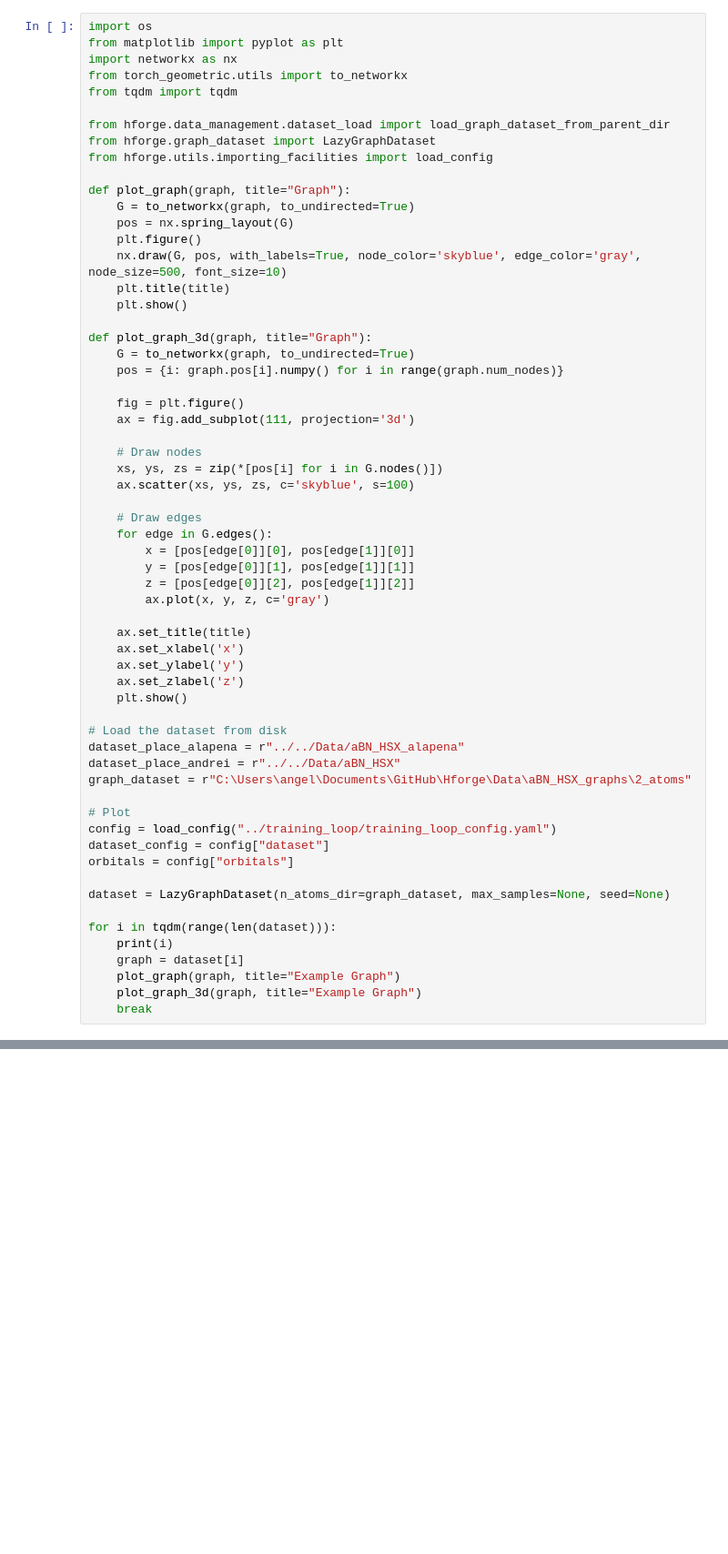
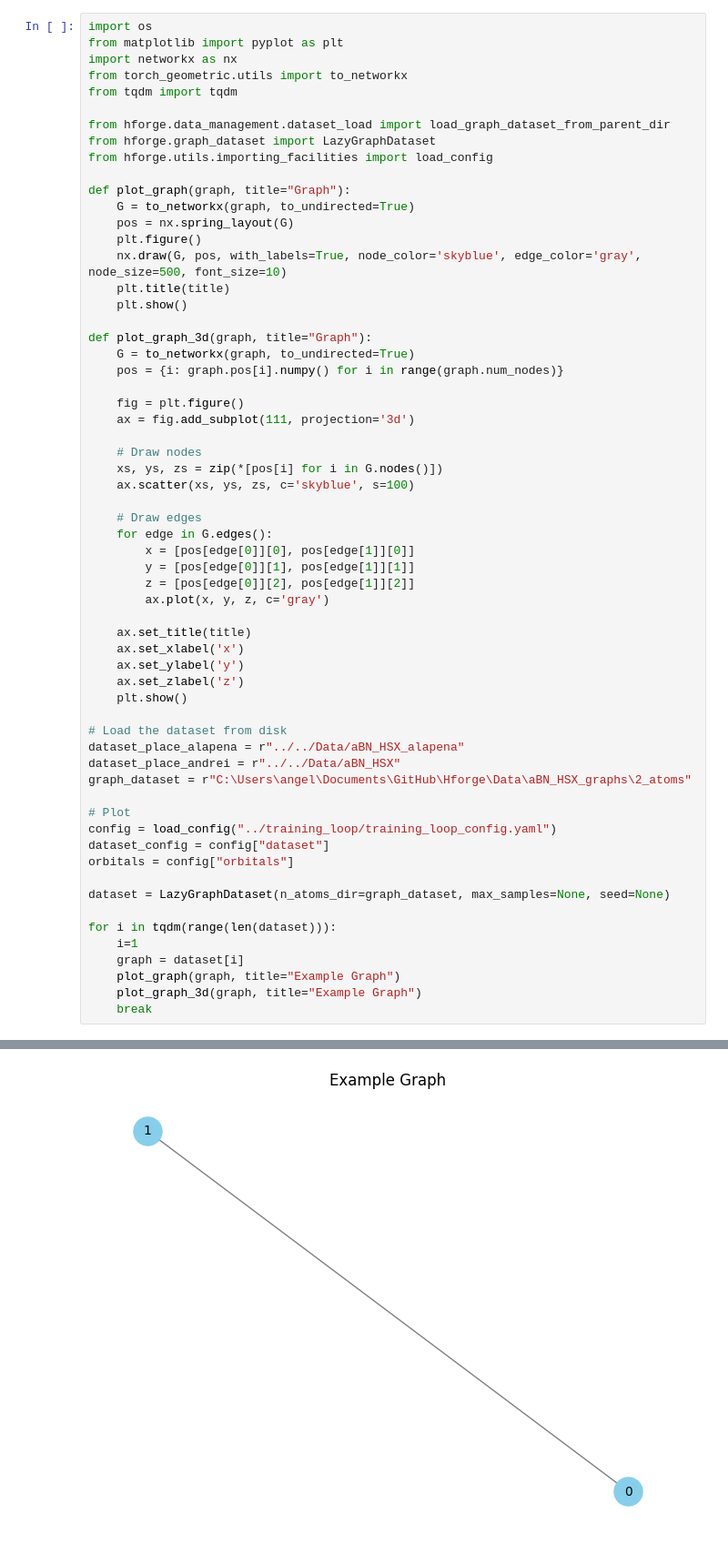
Before and after one commit to VoicuTomut/Hforge, a Jupyter notebook: examples/plots/plot_graphs.ipynb, the cells around one changed output, grey strips where cells are left out. Shown at 91% size. Saved outputs shown, nothing was run; the diff lists cells and outputs as text; blank space fills up the shorter version.

```diff
--- a/examples/plots/plot_graphs.ipynb
+++ b/examples/plots/plot_graphs.ipynb
@@ -54,7 +54,7 @@ orbitals = config["orbitals"]
 dataset = LazyGraphDataset(n_atoms_dir=graph_dataset, max_samples=None, seed=None)
 
 for i in tqdm(range(len(dataset))):
-    print(i)
+    i=1
     graph = dataset[i]
     plot_graph(graph, title="Example Graph")
     plot_graph_3d(graph, title="Example Graph")
@@ -65,0 +64 @@ AttributeError: 'list' object has no attribute 'seek'. You can only torch.load f
+[figure, added]
```
Also changed, not shown: parts of 1 cell of this notebook.
